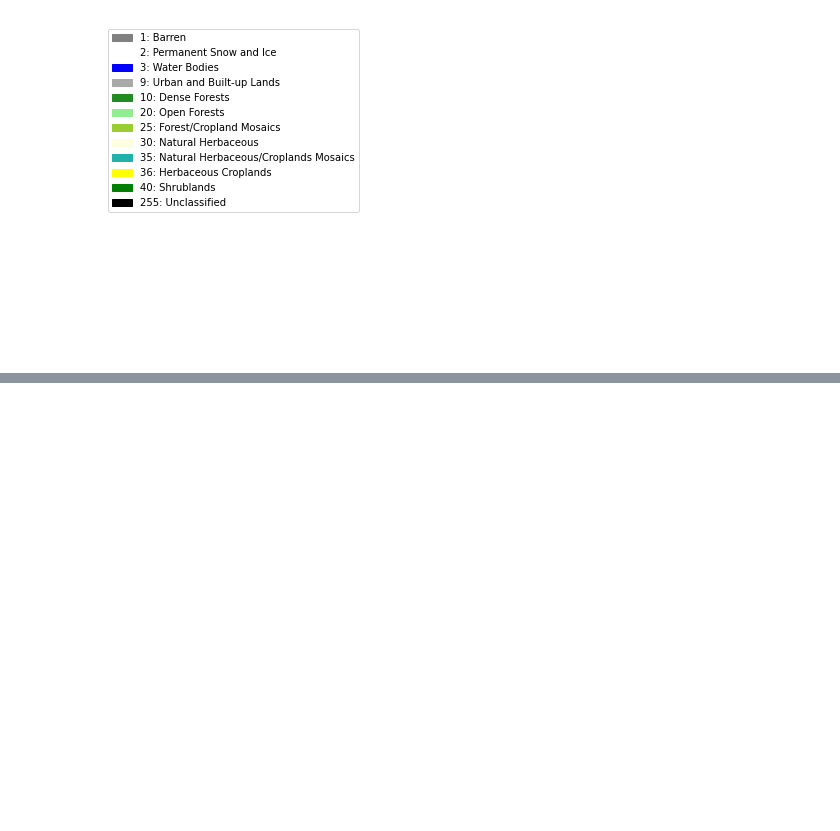
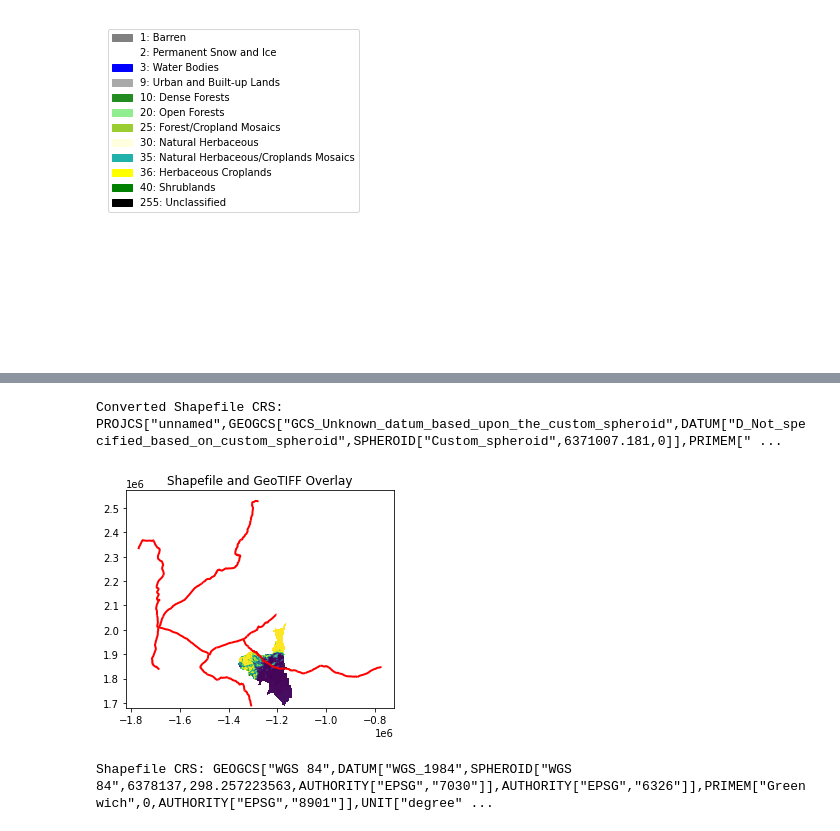
Before and after one commit to SourabhMulik/START_Hackathon, a Jupyter notebook: GPP_LandCover.ipynb, the cells around one changed output, grey strips where cells are left out. Cells and saved outputs as stored; diff of their text form; code cells hidden in the pictures; blank space fills up the shorter version.

```diff
--- a/GPP_LandCover.ipynb
+++ b/GPP_LandCover.ipynb
@@ -175,0 +180,21 @@ plt.show()
+# %%
+# load main road file
+shapefile_path = "Datasets_Hackathon/Streamwater_Line_Road_Network/Main_Road.shp"
+gdf = gpd.read_file(shapefile_path)
+
+# 读取 GeoTIFF 数据
+tif_path = "Datasets_Hackathon/MODIS_Gross_Primary_Production_GPP/2010_GP.tif"
+with rasterio.open(tif_path) as src:
+    # 获取 GeoTIFF 的 CRS
+    tif_crs = src.crs
+
+# 获取 Shapefile 的 CRS
+shp_crs = gdf.crs
+
+# 比较 CRS 是否一致
+if shp_crs == tif_crs:
+    print("Shapefile and GeoTIFF is in the same CRS")
+else:
+    print("Shapefile and GeoTIFF is NOT in the same CRS")
+    print(f"Shapefile CRS: {shp_crs}")
+    print(f"GeoTIFF CRS: {tif_crs}")
@@ -175,0 +219,59 @@ plt.show()
+# %%
+gdf = gdf.to_crs(tif_crs)
+
+# 检查转换后的 CRS
+print("Converted Shapefile CRS:", gdf.crs)
+# %% [output]
+Converted Shapefile CRS: PROJCS["unnamed",GEOGCS["GCS_Unknown_datum_based_upon_the_custom_spheroid",DATUM["D_Not_specified_based_on_custom_spheroid",SPHEROID["Custom_spheroid",6371007.181,0]],PRIMEM[" ...
+# %%
+fig, ax = plt.subplots()
+with rasterio.open(tif_path) as src:
+    img_data = src.read(1)
+    transform = src.transform
+    crs = src.crs
+    show(src, ax=ax)
+
+    gdf.plot(ax=ax, facecolor='none', edgecolor='red', linewidth=2)
+
+ax.set_title("Shapefile and GeoTIFF Overlay")
+
+# 显示图像
+plt.show()
+# %% [output]
+[figure, added]
+# %%
+import fiona
+from fiona.crs import to_string
+from shapely.geometry import shape, mapping
+from shapely.ops import transform
+from pyproj import Transformer
+from pyproj import CRS
+
+
+# 打开 Shapefile
+with fiona.open(shapefile_path, "r") as shapefile:
+    # 获取 Shapefile 的 CRS
+    shapefile_crs = CRS(shapefile.crs)
+    print(f"Shapefile CRS: {shapefile_crs}")
+
+    # 创建转换器
+    transformer = Transformer.from_crs(shapefile_crs, tif_crs, always_xy=True)
+
+    # 创建输出 Shapefile
+    output_shapefile_path = "reprojected_shapefile.shp"
+    meta = shapefile.meta
+    meta["crs"] = to_string(tif_crs)  # 更新 CRS
+    with fiona.open(output_shapefile_path, "w", **meta) as output_shapefile:
+        # 遍历 Shapefile 中的要素
+        for feature in shapefile:
+            # 获取几何对象
+            geom = shape(feature["geometry"])
+            # 重新投影几何对象
+            reprojected_geom = transform(transformer.transform, geom)
+            # 写入重新投影后的要素
+            output_shapefile.write({
+                "properties": feature["properties"],
+                "geometry": mapping(reprojected_geom)
+            })
+# %% [output]
+Shapefile CRS: GEOGCS["WGS 84",DATUM["WGS_1984",SPHEROID["WGS 84",6378137,298.257223563,AUTHORITY["EPSG","7030"]],AUTHORITY["EPSG","6326"]],PRIMEM["Greenwich",0,AUTHORITY["EPSG","8901"]],UNIT["degree" ...
```
Also changed, not shown: parts of 7 cells of this notebook, 6 other files.
